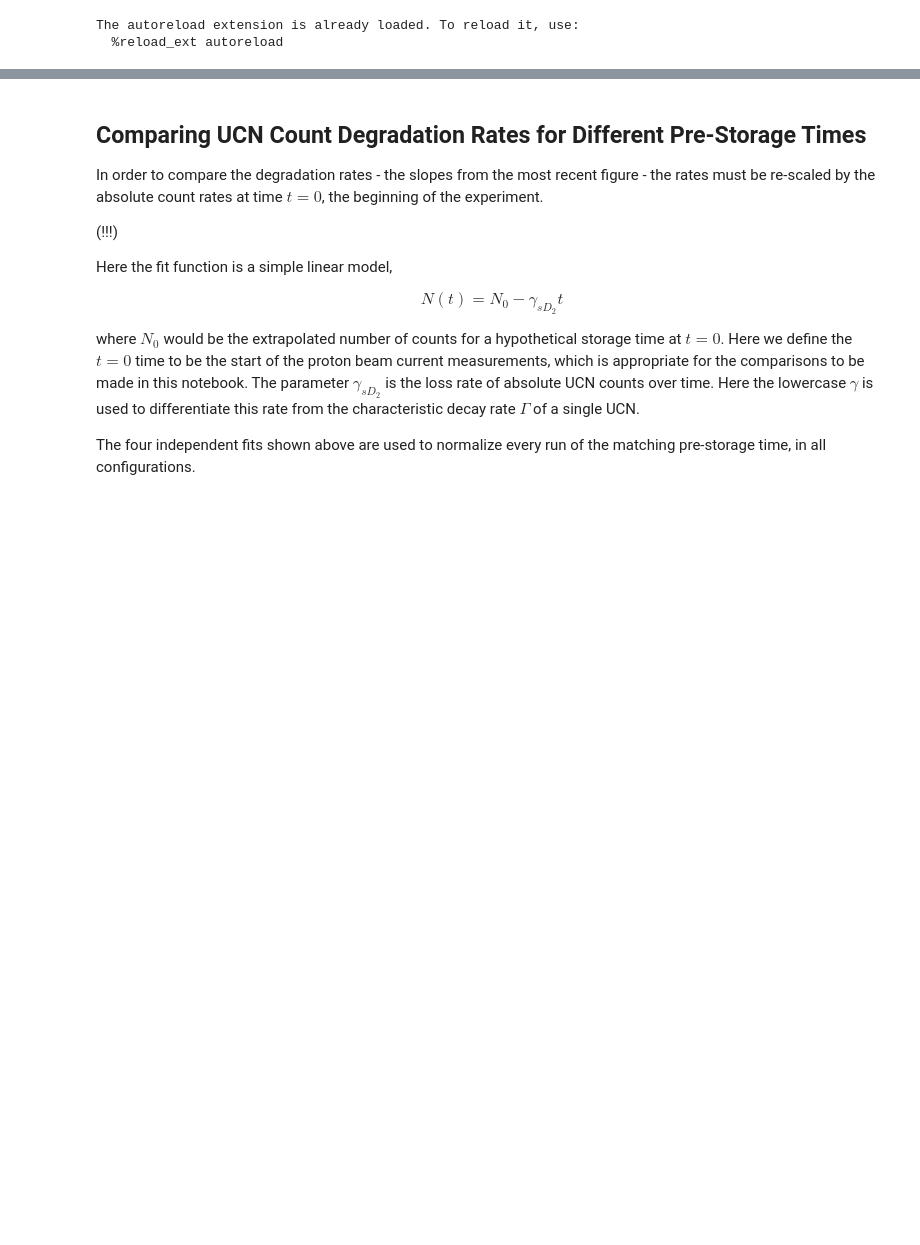
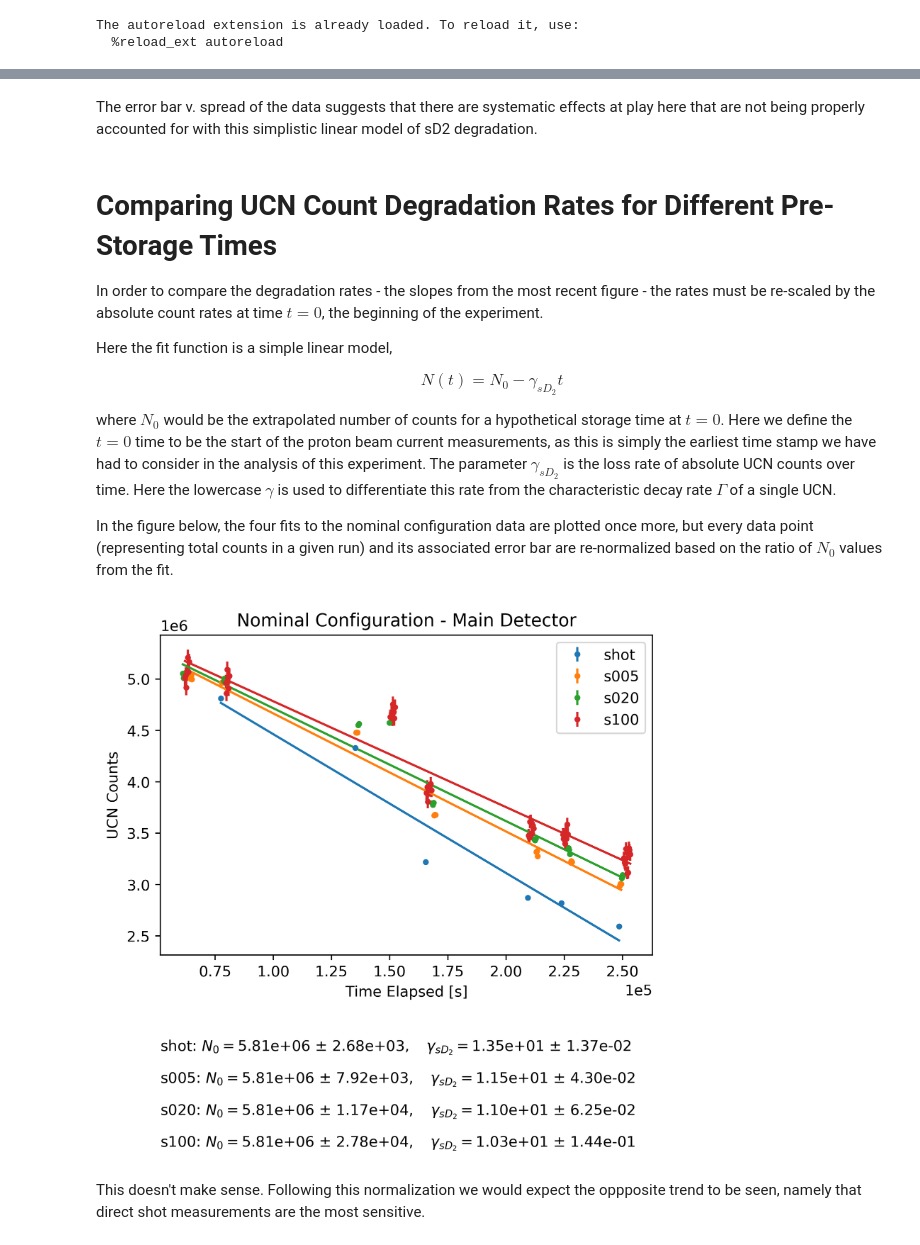
Before and after one commit to jonahberean/psi_transmission, a Jupyter notebook: notebooks/sD2_surface_degradation.ipynb, the cells around one changed output, grey strips where cells are left out. Saved outputs shown, nothing was run; the diff lists cells and outputs as text; code cells hidden in the pictures; blank space fills up the shorter version.

```diff
--- a/notebooks/sD2_surface_degradation.ipynb
+++ b/notebooks/sD2_surface_degradation.ipynb
@@ -40,0 +32,4 @@ In [this article](https://link.springer.com/article/10.1140/epja/i2018-12594-2),
+# %%
+# some data loads to be performed right away
+start_time_dict = get_start_times()
+main_data_dict = load_all_data(start_time_dict['edgard_p_beam'])
@@ -55,0 +47,2 @@ The error bar v. spread of the data suggests that there are systematic effects a
+# %%
+norm_dict = ucn_yield(main_data_dict, plotting_flag = True);
@@ -56,14 +55,68 @@ The error bar v. spread of the data suggests that there are systematic effects a
+# %% [markdown]
+The error bar v. spread of the data suggests that there are systematic effects at play here that are not being properly accounted for with this simplistic linear model of sD2 degradation.
 # %% [markdown]
-## Comparing UCN Count Degradation Rates for Different Pre-Storage Times
+# Comparing UCN Count Degradation Rates for Different Pre-Storage Times
 
 In order to compare the degradation rates - the slopes from the most recent figure - the rates must be re-scaled by the absolute count rates at time $t = 0$, the beginning of the experiment.
-
-(!!!)
 
 Here the fit function is a simple linear model,
 
 $$N(t) = N_0 - \gamma_{sD_2} t$$
 
-where $N_0$ would be the extrapolated number of counts for a hypothetical storage time at $t=0$. Here we define the $t=0$ time to be the start of the proton beam current measurements, which is appropriate for the comparisons to be made in this notebook. The parameter $\gamma_{sD_2}$ is the loss rate of absolute UCN counts over time. Here the lowercase $\gamma$ is used to differentiate this rate from the characteristic decay rate $\Gamma$ of a single UCN.
+where $N_0$ would be the extrapolated number of counts for a hypothetical storage time at $t=0$. Here we define the $t=0$ time to be the start of the proton beam current measurements, as this is simply the earliest time stamp we have had to consider in the analysis of this experiment. The parameter $\gamma_{sD_2}$ is the loss rate of absolute UCN counts over time. Here the lowercase $\gamma$ is used to differentiate this rate from the characteristic decay rate $\Gamma$ of a single UCN.
 
-The four independent fits shown above are used to normalize every run of the matching pre-storage time, in all configurations.
+In the figure below, the four fits to the nominal configuration data are plotted once more, but every data point (representing total counts in a given run) and its associated error bar are re-normalized based on the ratio of $N_0$ values from the fit.
+# %%
+run_type_list = ['shot', 's005', 's020', 's100']
+
+# for an all-in-one figure
+fig, ax = plt.subplots()
+
+# for counting loop iterations
+text_y_coord = -0.2
+
+# for colour consistency in plotting
+ax_c = plt.gca()
+
+for run_type in run_type_list:
+
+    # defining a separate variable for more readable plotting code
+    arr = main_data_dict.get(('NOMI', run_type))
+
+    # compute the normalization factor
+    norm_factor = norm_dict.get(('shot', 'N_0')) / norm_dict.get((run_type, 'N_0'))
+
+    # for colour consistency in plotting
+    color = next(ax_c._get_lines.prop_cycler)['color']
+
+    # plotting the data by pre-storage time; separate figures
+    ax.errorbar(arr[:,0], norm_factor * arr[:,2], yerr = norm_factor * arr[:,3], fmt = '.',
+                label = run_type, color = color)
+
+    # performing a linear fit
+    popt, pcov = curve_fit(linear_fit, arr[:,0], norm_factor * arr[:,2],
+                        sigma = norm_factor * arr[:,3], absolute_sigma = True)
+
+    ax.plot(arr[:,0], linear_fit(arr[:,0], *popt), color = color);
+
+#     printing the fit results below the figure
+    text_y_coord = text_y_coord - 0.1
+    ax.text(0, text_y_coord, run_type + r': $N_0 = $%.2e $\pm $ %.2e$, \quad \gamma_{sD_2} = $%.2e $ \pm $ %.2e' % (
+                decimal.Decimal(popt[0]),
+                decimal.Decimal(np.sqrt(np.diag(pcov))[0]),
+                decimal.Decimal(popt[1]),
+                decimal.Decimal(np.sqrt(np.diag(pcov))[1])),
+                transform=ax.transAxes);
+
+# presentation stuff
+# ax.set_yscale('log')
+ax.set_xlabel('Time Elapsed [s]');
+ax.ticklabel_format(style='sci', axis='x', scilimits=(0,0))
+ax.ticklabel_format(style='sci', axis='y', scilimits=(0,0))
+ax.set_ylabel('UCN Counts');
+ax.legend();
+ax.set_title('Nominal Configuration - Main Detector');
+# %% [output]
+[figure, added]
+# %% [markdown]
+This doesn't make sense. Following this normalization we would expect the oppposite trend to be seen, namely that direct shot measurements are the most sensitive.
```
Also changed, not shown: parts of 10 cells of this notebook, 2 other files.
